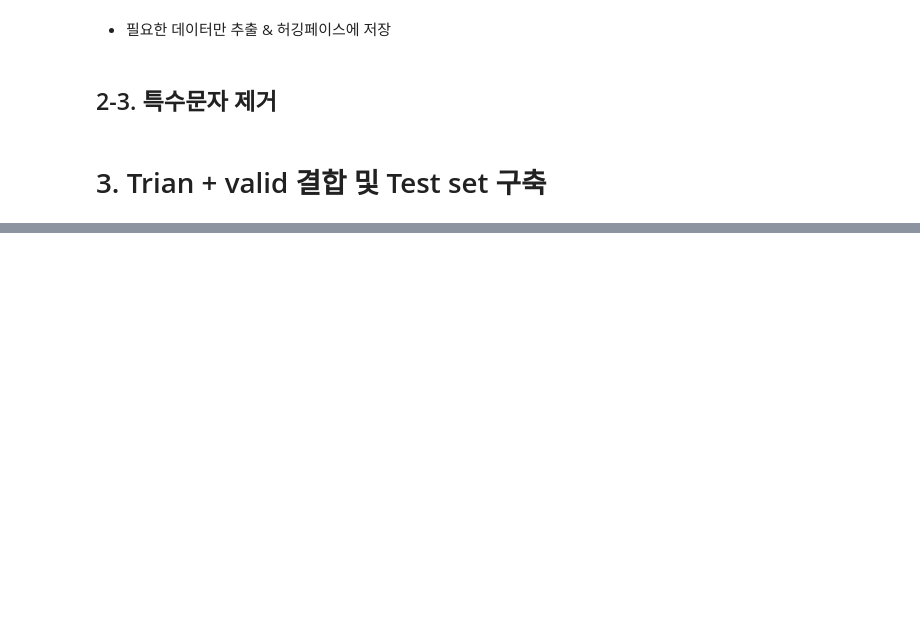
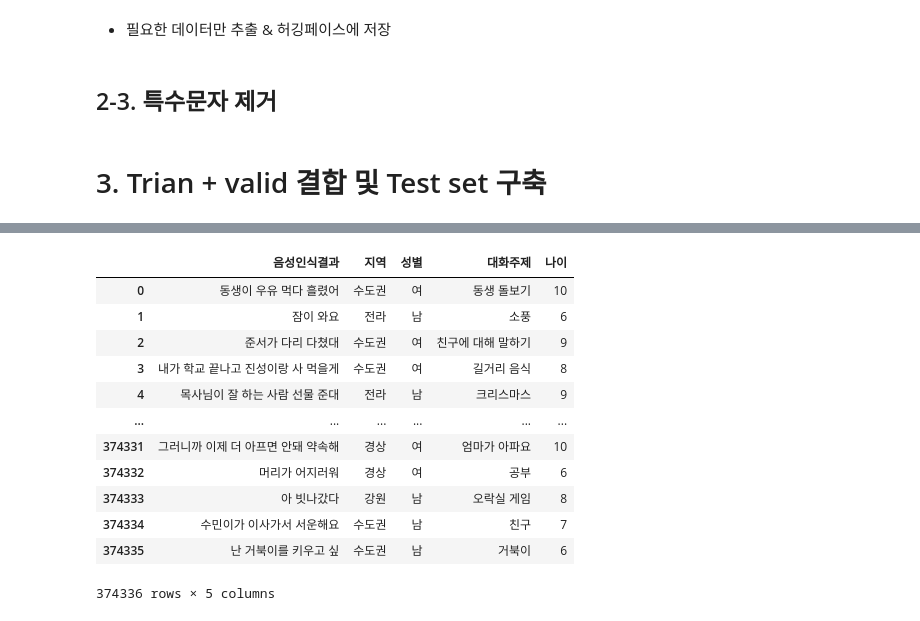
Before and after one commit to Sprout-Bibimbap/Dacon_SaeSSak, a Jupyter notebook: src/LanguageDevelopmentScore/preprocessing.ipynb, the cells around one changed output, grey strips where cells are left out. Drawn from its saved outputs; the diff is of its cells as text; code cells hidden in the pictures; blank space fills up the shorter version.

Commit message:
feat: balancing option for data label imbalance

```diff
--- a/src/LanguageDevelopmentScore/preprocessing.ipynb
+++ b/src/LanguageDevelopmentScore/preprocessing.ipynb
@@ -718,0 +721,28 @@ api.upload_file(
+# %%
+from huggingface_hub import hf_hub_download
+import pandas as pd
+from dotenv import load_dotenv
+import os
+
+load_dotenv()
+api_key = os.getenv("HF_API_KEY")
+repo_id = "SaeSSak/Conversation"
+file_path = hf_hub_download(repo_id, "FinalData.parquet", repo_type="dataset", use_auth_token=api_key)
+
+# 파일 로드
+df = pd.read_parquet(file_path)
+# %%
+config = {"output":"나이"}
+data = df
+label_counts = data[config["output"]].value_counts()
+min_count = label_counts.min()
+resampled_data = pd.DataFrame()
+# %%
+for label in label_counts.index:
+    label_data = data[data[config["output"]] == label]
+    resampled_label_data = label_data.sample(min_count, replace=False)
+    resampled_data = pd.concat(
+                [resampled_data, resampled_label_data], ignore_index=True
+            )
+    print(len(resampled_label_data))
+data1 = resampled_data.sample(frac=1).reset_index(drop=True)
@@ -718,0 +758,16 @@ api.upload_file(
+# %%
+data1
+# %% [output]
+|  | 음성인식결과 | 지역 | 성별 | 대화주제 | 나이 |
+| 0 | 동생이 우유 먹다 흘렸어 | 수도권 | 여 | 동생 돌보기 | 10 |
+| 1 | 잠이 와요 | 전라 | 남 | 소풍 | 6 |
+| 2 | 준서가 다리 다쳤대 | 수도권 | 여 | 친구에 대해 말하기 | 9 |
+| 3 | 내가 학교 끝나고 진성이랑 사 먹을게 | 수도권 | 여 | 길거리 음식 | 8 |
+| 4 | 목사님이 잘 하는 사람 선물 준대 | 전라 | 남 | 크리스마스 | 9 |
+| ... | ... | ... | ... | ... | ... |
+| 374331 | 그러니까 이제 더 아프면 안돼 약속해 | 경상 | 여 | 엄마가 아파요 | 10 |
+| 374332 | 머리가 어지러워 | 경상 | 여 | 공부 | 6 |
+| 374333 | 아 빗나갔다 | 강원 | 남 | 오락실 게임 | 8 |
+| 374334 | 수민이가 이사가서 서운해요 | 수도권 | 남 | 친구 | 7 |
+| 374335 | 난 거북이를 키우고 싶 | 수도권 | 남 | 거북이 | 6 |
+374336 rows × 5 columns
```
Also changed, not shown: parts of 3 cells of this notebook, 4 other files.
